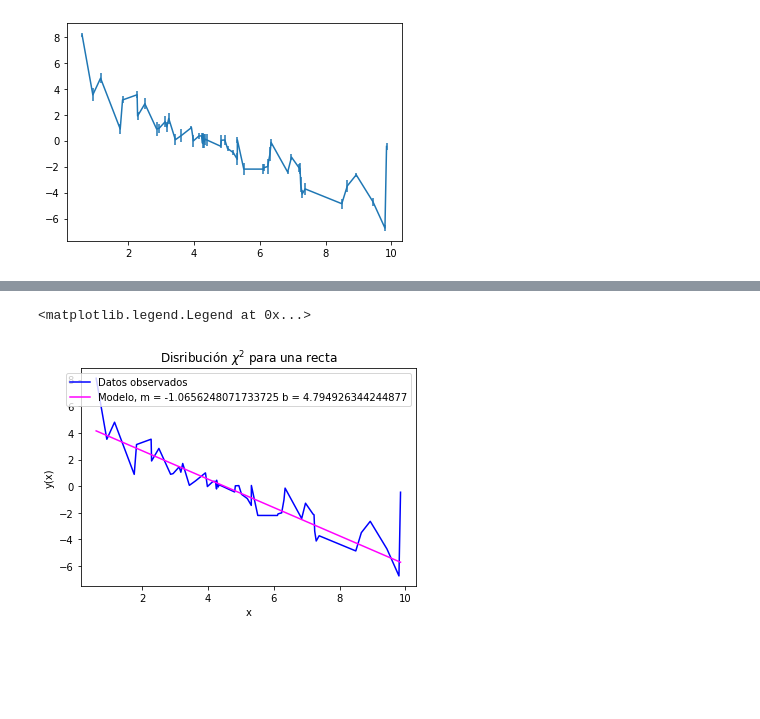
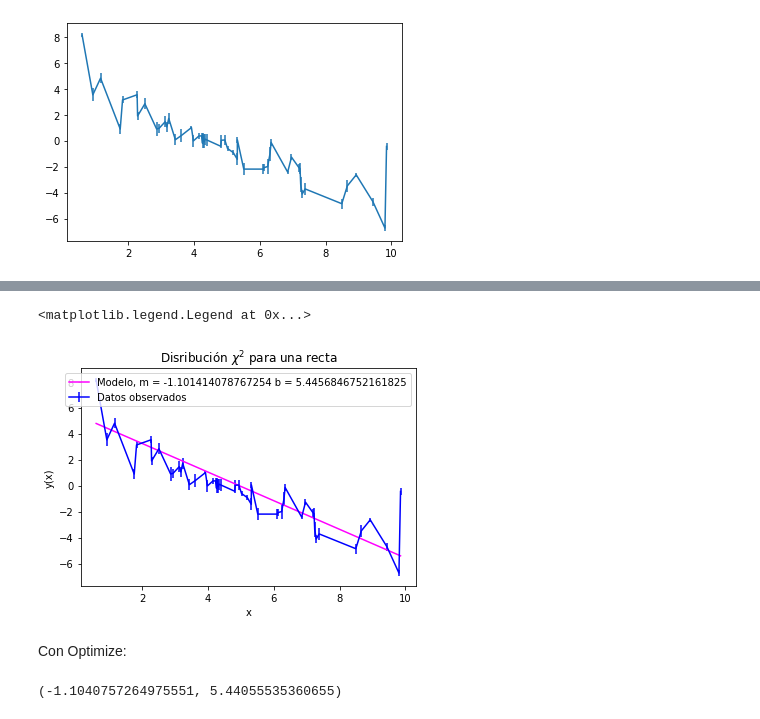
Before and after one commit to DCIDA2019/da2020-MajFons, a Jupyter notebook: Semana6/Semana6.ipynb, the cells around one changed output, grey strips where cells are left out. Drawn from its saved outputs; the diff is of its cells as text; code cells hidden in the pictures; blank space fills up the shorter version.

```diff
--- a/Semana6/Semana6.ipynb
+++ b/Semana6/Semana6.ipynb
@@ -57,0 +68,16 @@ Con una malla a partir de números aleatorios:
+# %%
+results = []
+
+for i in range(1000):#print (m_, b_)
+        m_ = np.random.uniform(-2, 0)
+        b_ = np.random.uniform(2, 8)
+        chi_ = chisq([m_, b_])
+        vec = [m_, b_, chi_]
+        results.append(vec)
+
+min_x = 1000000000
+for res in results:
+    if res[2] < min_x:
+        min_x = res[2]
+        min_ = res
+min_
@@ -58,34 +86,25 @@ Con una malla a partir de números aleatorios:
 # %%
-m = np.random.uniform(-2, 0, n)
-b = np.random.uniform(2, 8, n)
-
-#aux = 0
-
-results = []
-
-for m_ in m:
-    for b_ in b:
-        x_sq_sum = 0
-        x_sq = (y - y_mod(m_, b_))**2
-        for xs in x_sq:
-            x_sq_sum += xs
-        vec = [m_, b_, x_sq_sum]
-        results.append(vec)
-
-min_x = 10000
-for res in results:
-    if res[2] < min_x:
-        min_x = res[2]
-        min_ = res
-
-min_
+y_m2 = min_[0]*x+min_[1]
 lab = 'Modelo, m = ' + str(min_[0]) + ' b = ' + str(min_[1])
-plt.plot(data[0], data[1], color = 'blue', label = 'Datos observados')
-plt.plot(data[0], y_mod(min_[0], min_[1]), color = 'magenta', label = lab)
+plt.errorbar(data[0], data[1], yerr = data[2], color = 'blue', label = 'Datos observados')
+#plt.plot(data[0], data[1], color = 'blue', label = 'Datos observados')
+plt.plot(data[0], y_m2, color = 'magenta', label = lab)
 plt.title('Disribución $\chi^2$ para una recta')
 plt.xlabel('x')
 plt.ylabel('y(x)')
 plt.legend()
 # %% [output]
 <matplotlib.legend.Legend at 0x...>
-[figure, old version]
+[figure, new version]
+# %% [markdown]
+Con Optimize:
+# %%
+x0 = [0, 7]
+res = minimize(chisq, x0)
+
+m_ = res.x[0]
+b_ = res.x[1]
+
+m_, b_
+# %% [output]
+(-1.1040757264975551, 5.44055535360655)
```
Also changed, not shown: parts of 16 cells of this notebook.
